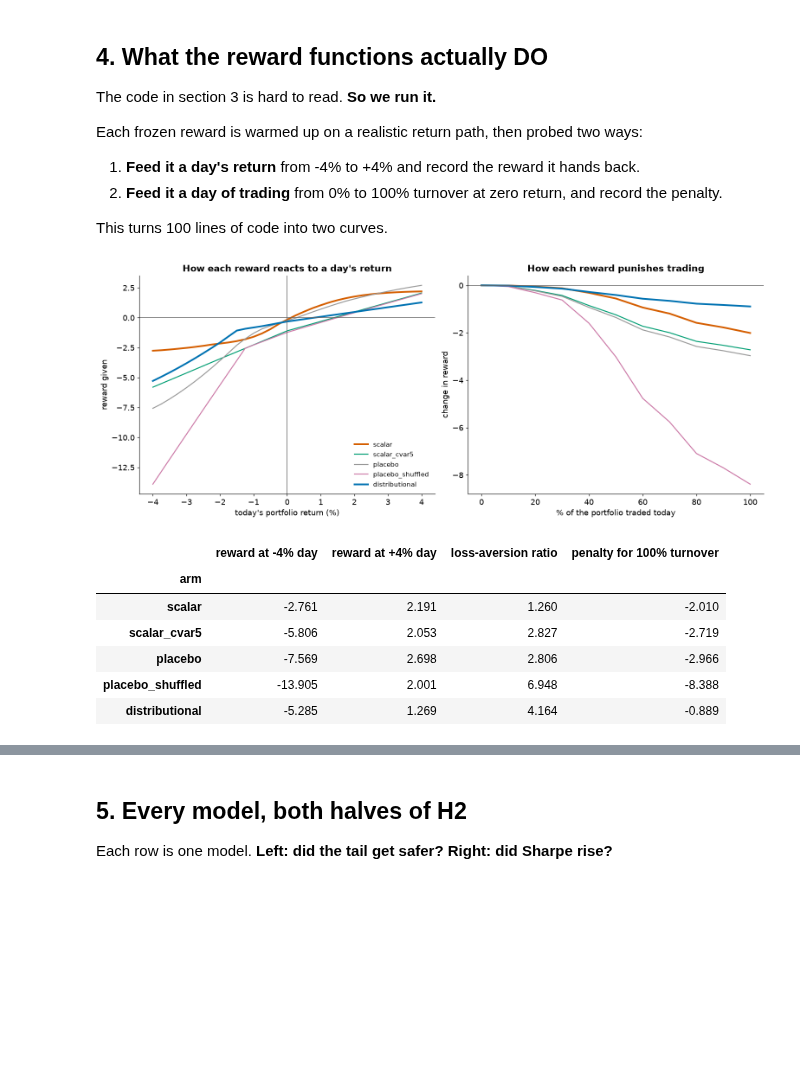
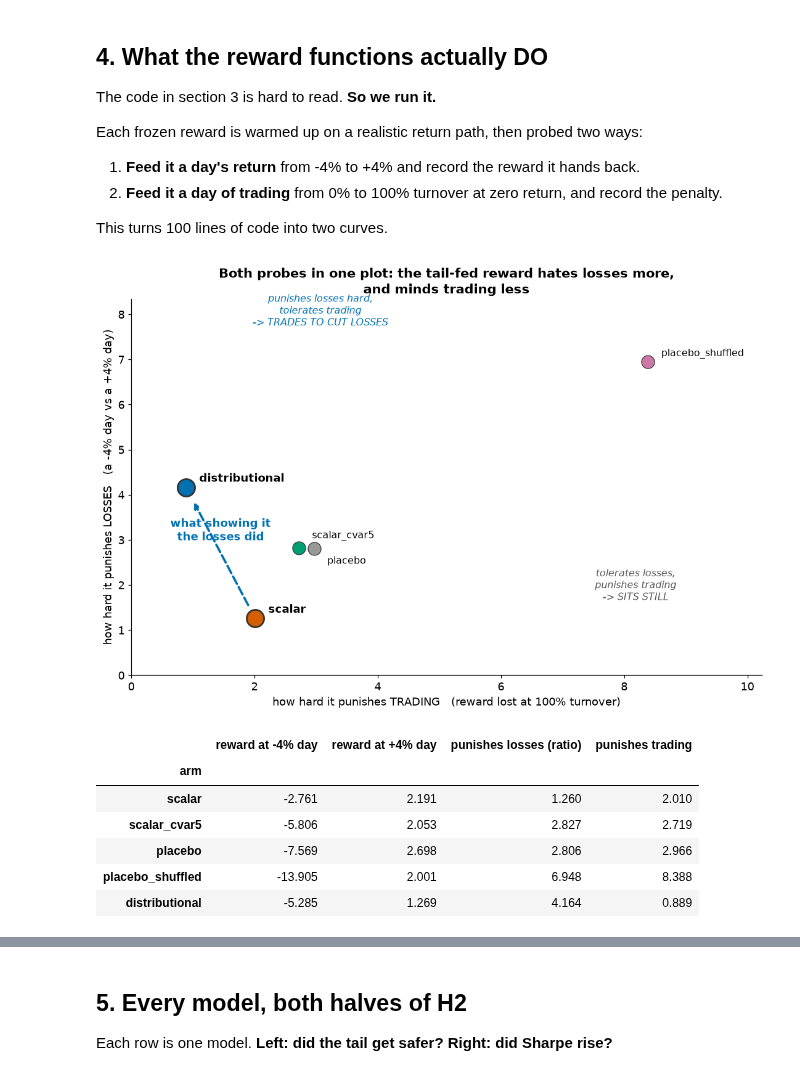
Before and after one commit to abailey81/llm-reward-portfolio, a Jupyter notebook: notebooks/presentation_results.ipynb, the cells around one changed output, grey strips where cells are left out. Cells and saved outputs as stored; diff of their text form; code cells hidden in the pictures; blank space fills up the shorter version.

```diff
--- a/notebooks/presentation_results.ipynb
+++ b/notebooks/presentation_results.ipynb
@@ -275,53 +275,77 @@ def probe(arm, seeds=(0,1,2,3,4)):
     if f is None: return None
     xs = np.linspace(-0.04, 0.04, 33)
     fr = np.linspace(0.0, 1.0, 11)
     R, T = [], []
     for sd in seeds:
         st, w = warm_state(f, sd)
         cp = lambda: {"reward_state": (dict(st) if isinstance(st, dict) else st)}
         R.append([f(w, None, w, float(x), cp())[0] for x in xs])
         row = []
         for frac in fr:
             w2 = w.copy(); k = max(1, int(N_ASSET * frac / 2))
             w2[:k] += w[0] * frac * 2; w2[k:2*k] -= w[0] * frac * 2
             w2 = np.clip(w2, 0, None); w2 /= w2.sum()
             row.append(f(w2, None, w, 0.0, cp())[0])
         T.append(row)
     return xs, np.nanmedian(R, 0), fr, np.nanmedian(T, 0)
 
 ARMS5 = ["scalar", "scalar_cvar5", "placebo", "placebo_shuffled", "distributional"]
 AC = {"distributional": BLUE, "scalar": RED, "scalar_cvar5": GREEN,
       "placebo": GREY, "placebo_shuffled": OKABE_ITO["purple"]}
 
-fig, axes = plt.subplots(1, 2, figsize=(14.0, 5.4))
 summary = []
 for arm in ARMS5:
     pr = probe(arm)
     if pr is None: continue
     xs, ry, fr, ty = pr
-    lw = 2.6 if arm in ("distributional", "scalar") else 1.5
-    axes[0].plot(xs * 100, ry, color=AC[arm], lw=lw, label=arm)
-    axes[1].plot(fr * 100, ty - ty[0], color=AC[arm], lw=lw, label=arm)
     lo, hi = ry[0], ry[-1]
     summary.append({"arm": arm, "reward at -4% day": lo, "reward at +4% day": hi,
-                    "loss-aversion ratio": abs(lo) / abs(hi) if hi else np.nan,
-                    "penalty for 100% turnover": ty[-1] - ty[0]})
-axes[0].axhline(0, color="0.4", lw=1); axes[0].axvline(0, color="0.4", lw=1)
-axes[0].set_xlabel("today's portfolio return (%)"); axes[0].set_ylabel("reward given")
-axes[0].set_title("How each reward reacts to a day's return", fontweight="bold")
-axes[0].legend(fontsize=10)
-axes[1].axhline(0, color="0.4", lw=1)
-axes[1].set_xlabel("% of the portfolio traded today"); axes[1].set_ylabel("change in reward")
-axes[1].set_title("How each reward punishes trading", fontweight="bold")
+                    "punishes losses (ratio)": abs(lo) / abs(hi) if hi else np.nan,
+                    "punishes trading": -(ty[-1] - ty[0])})
+S12 = pd.DataFrame(summary).set_index("arm")
+
+# ONE panel. The two sweeps reduce to two numbers per arm, so the honest combined
+# exhibit is the plane they live in, not two curves side by side.
+fig, ax = plt.subplots(figsize=(9.8, 6.6))
+for arm, row in S12.iterrows():
+    big = arm in ("distributional", "scalar")
+    ax.scatter(row["punishes trading"], row["punishes losses (ratio)"],
+               s=340 if big else 190, color=AC[arm], edgecolor="0.2",
+               linewidth=1.8 if big else 0.8, zorder=4)
+    # scalar_cvar5 and placebo land almost on top of each other, so their labels
+    # are pushed in opposite directions rather than overprinting
+    OFF = {"scalar_cvar5": (14, 10), "placebo": (14, -16)}
+    ax.annotate(arm, (row["punishes trading"], row["punishes losses (ratio)"]),
+                fontsize=11.5 if big else 10.5, fontweight="bold" if big else "normal",
+                xytext=OFF.get(arm, (14, 6)), textcoords="offset points")
+d, sc = S12.loc["distributional"], S12.loc["scalar"]
+ax.annotate("", xy=(d["punishes trading"], d["punishes losses (ratio)"]),
+            xytext=(sc["punishes trading"], sc["punishes losses (ratio)"]),
+            arrowprops=dict(arrowstyle="-|>", color=BLUE, lw=2.4, ls="--",
+                            shrinkA=16, shrinkB=18), zorder=3)
+ax.text(0.5 * (d["punishes trading"] + sc["punishes trading"]),
+        0.5 * (d["punishes losses (ratio)"] + sc["punishes losses (ratio)"]) + 0.28,
+        "what showing it" + chr(10) + "the losses did", color=BLUE, fontsize=11.5,
+        fontweight="bold", ha="center")
+ax.set_xlabel("how hard it punishes TRADING   (reward lost at 100% turnover)")
+ax.set_ylabel("how hard it punishes LOSSES   (a -4% day vs a +4% day)")
+ax.set_title("Both probes in one plot: the tail-fed reward hates losses more," + chr(10) + "and minds trading less",
+             fontweight="bold")
+ax.set_xlim(0, max(S12["punishes trading"]) * 1.22)
+ax.set_ylim(0, max(S12["punishes losses (ratio)"]) * 1.20)
+ax.text(0.30, 0.93, "punishes losses hard," + chr(10) + "tolerates trading" + chr(10) + "-> TRADES TO CUT LOSSES",
+        transform=ax.transAxes, fontsize=10.5, color=BLUE, ha="center", style="italic")
+ax.text(0.80, 0.20, "tolerates losses," + chr(10) + "punishes trading" + chr(10) + "-> SITS STILL",
+        transform=ax.transAxes, fontsize=10.5, color="0.35", ha="center", style="italic")
 savefig(fig, FIG / "P12_reward_shapes.png"); plt.show()
-display(pd.DataFrame(summary).set_index("arm").round(3))
+display(S12.round(3))
 # %% [output]
-[figure, old version]
+[figure, new version]
-|  | reward at -4% day | reward at +4% day | loss-aversion ratio | penalty for 100% turnover |
+|  | reward at -4% day | reward at +4% day | punishes losses (ratio) | punishes trading |
 | arm |  |  |  |  |
-| scalar | -2.761 | 2.191 | 1.260 | -2.010 |
-| scalar_cvar5 | -5.806 | 2.053 | 2.827 | -2.719 |
-| placebo | -7.569 | 2.698 | 2.806 | -2.966 |
-| placebo_shuffled | -13.905 | 2.001 | 6.948 | -8.388 |
-| distributional | -5.285 | 1.269 | 4.164 | -0.889 |
+| scalar | -2.761 | 2.191 | 1.260 | 2.010 |
+| scalar_cvar5 | -5.806 | 2.053 | 2.827 | 2.719 |
+| placebo | -7.569 | 2.698 | 2.806 | 2.966 |
+| placebo_shuffled | -13.905 | 2.001 | 6.948 | 8.388 |
+| distributional | -5.285 | 1.269 | 4.164 | 0.889 |
 # %% [markdown]
```
Also changed, not shown: parts of 1 cell of this notebook, 13 other files.
